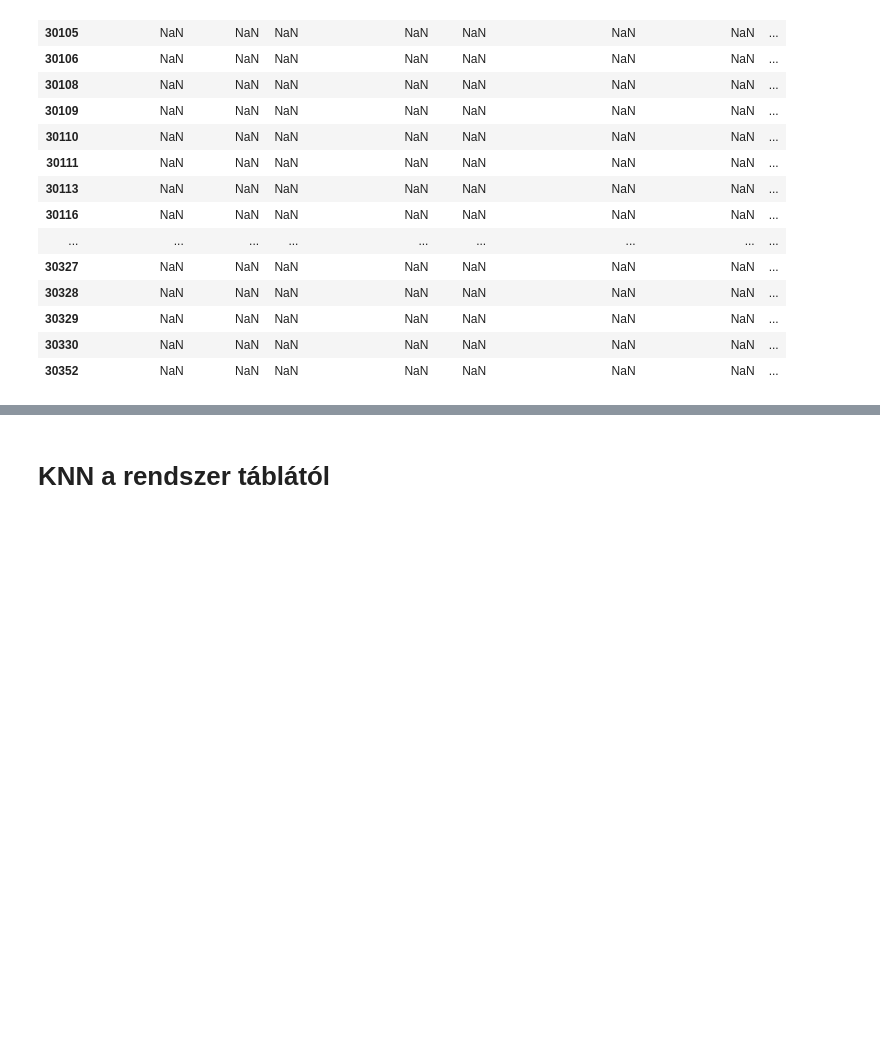
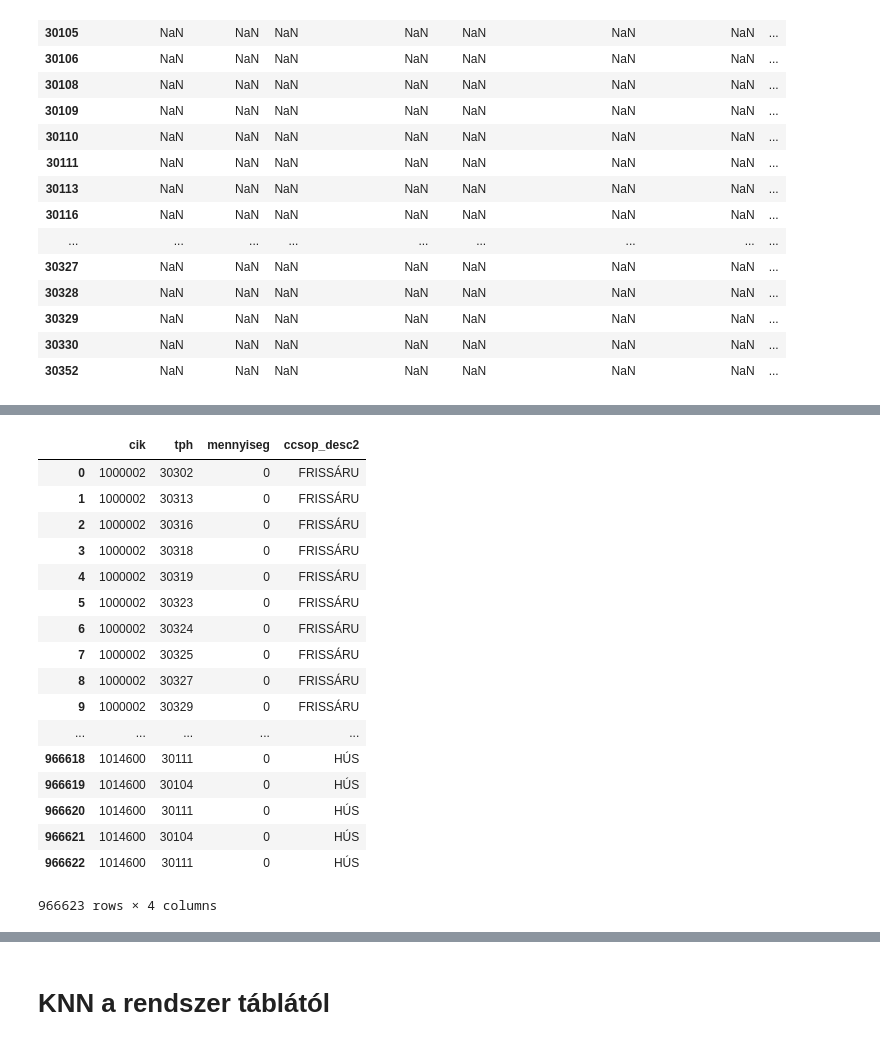
Before and after one commit to illenyi/adatbanyaszkodas, a Jupyter notebook: Adatbányászat-új-vizeken.ipynb, the cells around one changed output, grey strips where cells are left out. Cells and saved outputs as stored; diff of their text form; code cells hidden in the pictures; blank space fills up the shorter version.

```diff
--- a/Adatbányászat-új-vizeken.ipynb
+++ b/Adatbányászat-új-vizeken.ipynb
@@ -1361,6 +1361,7 @@ csop_desc
 | 10615 | 1014978 | Termék 0009918 | 52578 | Alap cikkcsoport | FRISSÁRU | MIRELIT ÁRUK | EGYÉB CSALÁDI JÉGKRÉMEK | Gyártó 461 |
 1684 rows × 8 columns
 # %%
+result_3 = result_2
 result_2 = result_2[result_2["ccsop_desc2"]=="FRISSÁRU".decode("utf-8")]
 result_2
 # %% [output]
@@ -1582,0 +1610,30 @@ csoportok
+# %%
+result_3.drop("datum",axis=1,inplace=True)
+result_3.drop("ccsop_id4",axis=1,inplace=True)
+result_3.drop("cik_id",axis=1,inplace=True)
+result_3.drop("ccsop_id",axis=1,inplace=True)
+result_3.drop("ccsop_desc",axis=1,inplace=True)
+result_3.drop("ccsop_id2",axis=1,inplace=True)
+result_3.drop("ccsop_id3",axis=1,inplace=True)
+result_3.drop("ccsop_desc3",axis=1,inplace=True)
+result_3.drop("ccsop_desc4",axis=1,inplace=True)
+result_3
+# %% [output]
+|  | cik | tph | mennyiseg | ccsop_desc2 |
+| 0 | 1000002 | 30302 | 0 | FRISSÁRU |
+| 1 | 1000002 | 30313 | 0 | FRISSÁRU |
+| 2 | 1000002 | 30316 | 0 | FRISSÁRU |
+| 3 | 1000002 | 30318 | 0 | FRISSÁRU |
+| 4 | 1000002 | 30319 | 0 | FRISSÁRU |
+| 5 | 1000002 | 30323 | 0 | FRISSÁRU |
+| 6 | 1000002 | 30324 | 0 | FRISSÁRU |
+| 7 | 1000002 | 30325 | 0 | FRISSÁRU |
+| 8 | 1000002 | 30327 | 0 | FRISSÁRU |
+| 9 | 1000002 | 30329 | 0 | FRISSÁRU |
+| ... | ... | ... | ... | ... |
+| 966618 | 1014600 | 30111 | 0 | HÚS |
+| 966619 | 1014600 | 30104 | 0 | HÚS |
+| 966620 | 1014600 | 30111 | 0 | HÚS |
+| 966621 | 1014600 | 30104 | 0 | HÚS |
+| 966622 | 1014600 | 30111 | 0 | HÚS |
+966623 rows × 4 columns
```
Also changed, not shown: parts of 12 cells of this notebook.
